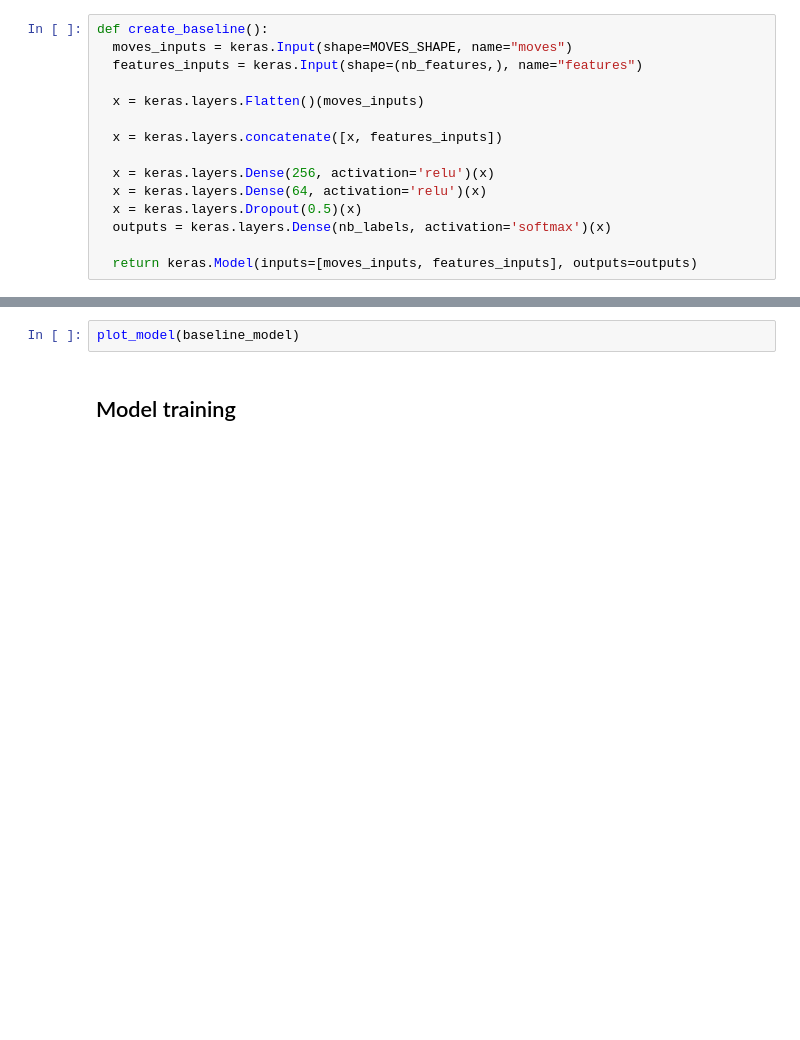
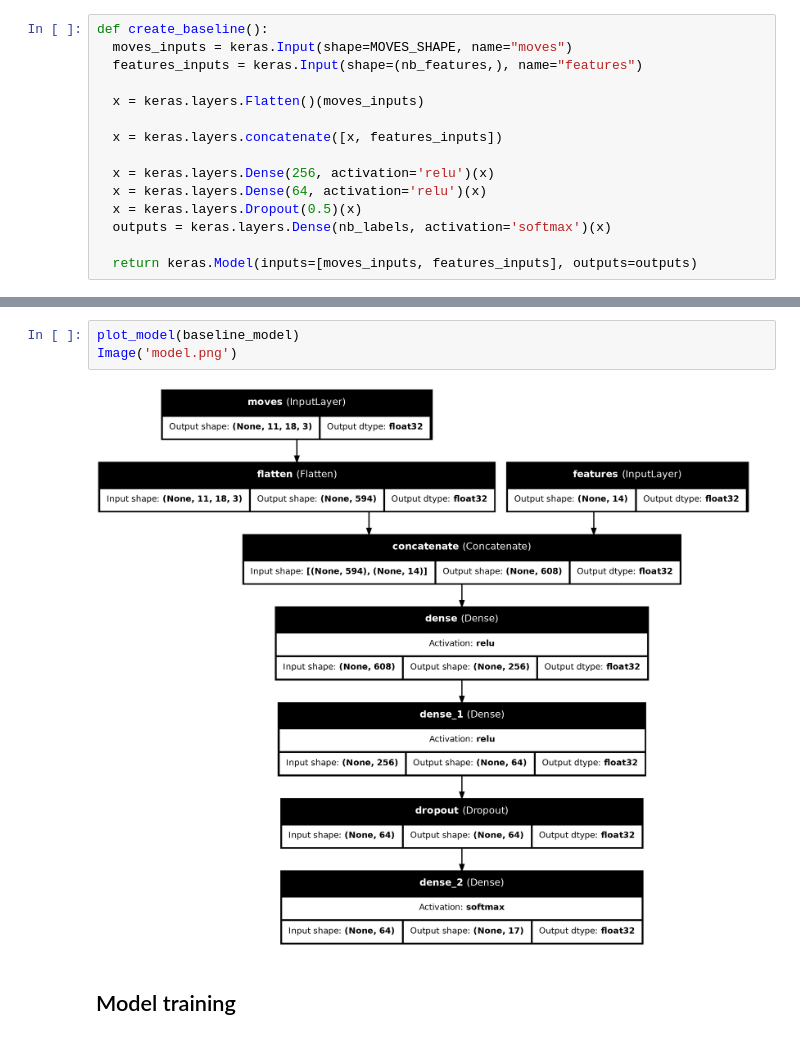
Before and after one commit to theovidal/beta-project, a Jupyter notebook: beta_project.ipynb, the cells around one changed output, grey strips where cells are left out. Drawn from its saved outputs; the diff is of its cells as text; blank space fills up the shorter version.

```diff
--- a/beta_project.ipynb
+++ b/beta_project.ipynb
@@ -465,5 +578,8 @@ baseline_model = compile_model(build_function=create_baseline)
 # %%
 plot_model(baseline_model)
+Image('model.png')
+# %% [output]
+[figure, added]
 # %% [markdown]
 ## Model training
 # %%
```
Also changed, not shown: parts of 29 cells of this notebook, 3 other files.
